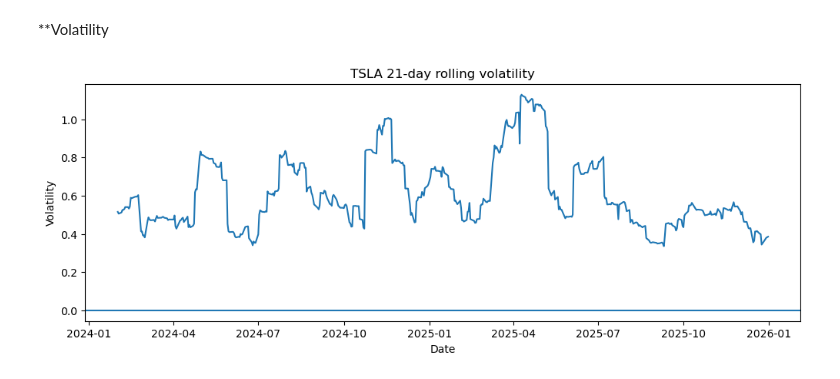
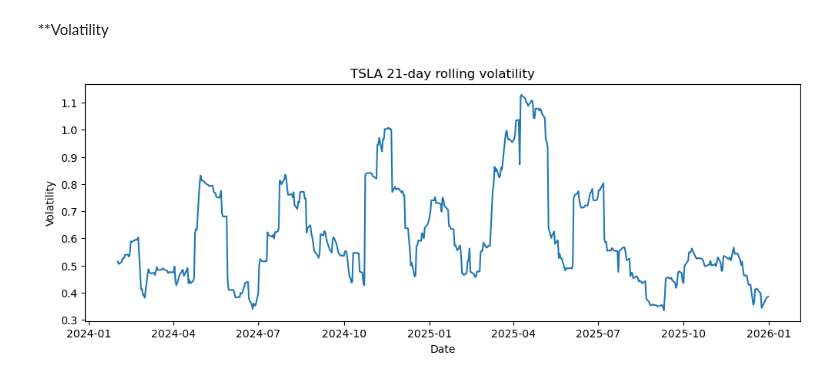
Before and after one commit to Ayomidemi/quant_200_days, a Jupyter notebook: notebooks/returns.ipynb, the cells around one changed output. Cells and saved outputs as stored; diff of their text form; code cells hidden in the pictures.

```diff
--- a/notebooks/returns.ipynb
+++ b/notebooks/returns.ipynb
@@ -67,10 +67,9 @@ rolling_annual_vol = rolling_vol * np.sqrt(252)
 # %%
 plt.figure(figsize=(12,4))
 plt.plot(rolling_annual_vol)
 plt.title(f"{ticker} 21-day rolling volatility")
 plt.xlabel("Date")
 plt.ylabel("Volatility")
-plt.axhline(0)  # zero line
 plt.show()
 # %% [output]
-[figure, old version]
+[figure, new version]
```
Also changed, not shown: 1 other file.
